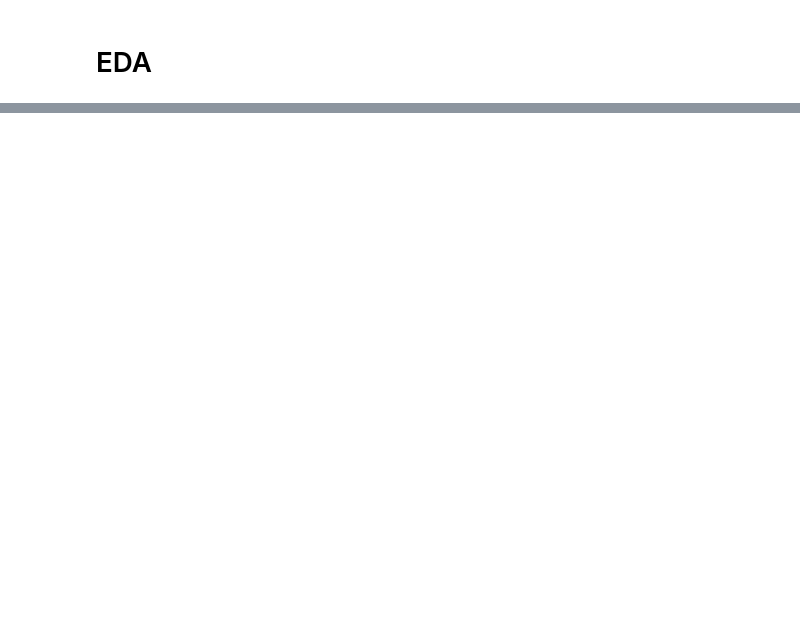
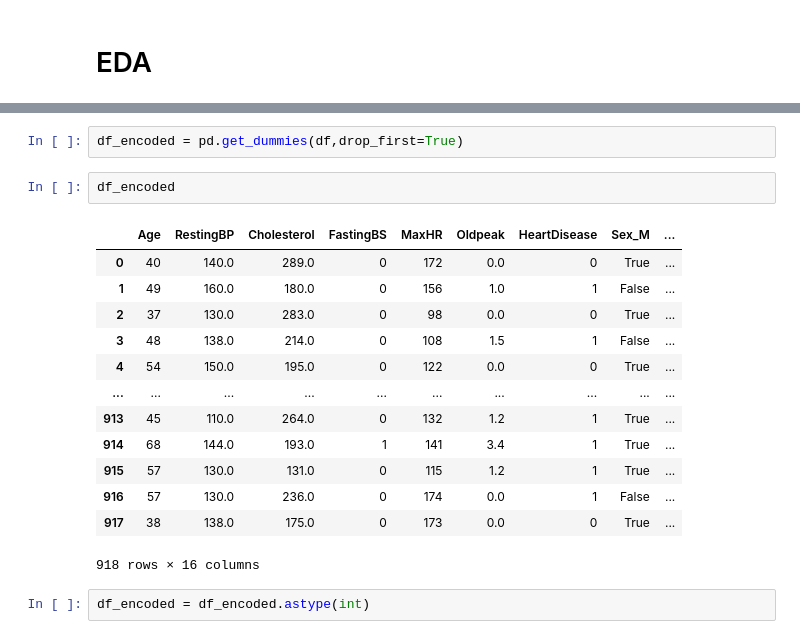
Before and after one commit to nishant8105/Learn-and-practice, a Jupyter notebook: Machine_learning/project2/main.ipynb, the cells around one changed output, grey strips where cells are left out. Drawn from its saved outputs; the diff is of its cells as text; blank space fills up the shorter version.

```diff
--- a/Machine_learning/project2/main.ipynb
+++ b/Machine_learning/project2/main.ipynb
@@ -182,0 +159,20 @@ df.head()
+# %%
+df_encoded = pd.get_dummies(df,drop_first=True)
+# %%
+df_encoded
+# %% [output]
+|  | Age | RestingBP | Cholesterol | FastingBS | MaxHR | Oldpeak | HeartDisease | Sex_M | ... |
+| 0 | 40 | 140.0 | 289.0 | 0 | 172 | 0.0 | 0 | True | ... |
+| 1 | 49 | 160.0 | 180.0 | 0 | 156 | 1.0 | 1 | False | ... |
+| 2 | 37 | 130.0 | 283.0 | 0 | 98 | 0.0 | 0 | True | ... |
+| 3 | 48 | 138.0 | 214.0 | 0 | 108 | 1.5 | 1 | False | ... |
+| 4 | 54 | 150.0 | 195.0 | 0 | 122 | 0.0 | 0 | True | ... |
+| ... | ... | ... | ... | ... | ... | ... | ... | ... | ... |
+| 913 | 45 | 110.0 | 264.0 | 0 | 132 | 1.2 | 1 | True | ... |
+| 914 | 68 | 144.0 | 193.0 | 1 | 141 | 3.4 | 1 | True | ... |
+| 915 | 57 | 130.0 | 131.0 | 0 | 115 | 1.2 | 1 | True | ... |
+| 916 | 57 | 130.0 | 236.0 | 0 | 174 | 0.0 | 1 | False | ... |
+| 917 | 38 | 138.0 | 175.0 | 0 | 173 | 0.0 | 0 | True | ... |
+918 rows × 16 columns
+# %%
+df_encoded = df_encoded.astype(int)
```
Also changed, not shown: parts of 52 cells of this notebook.
